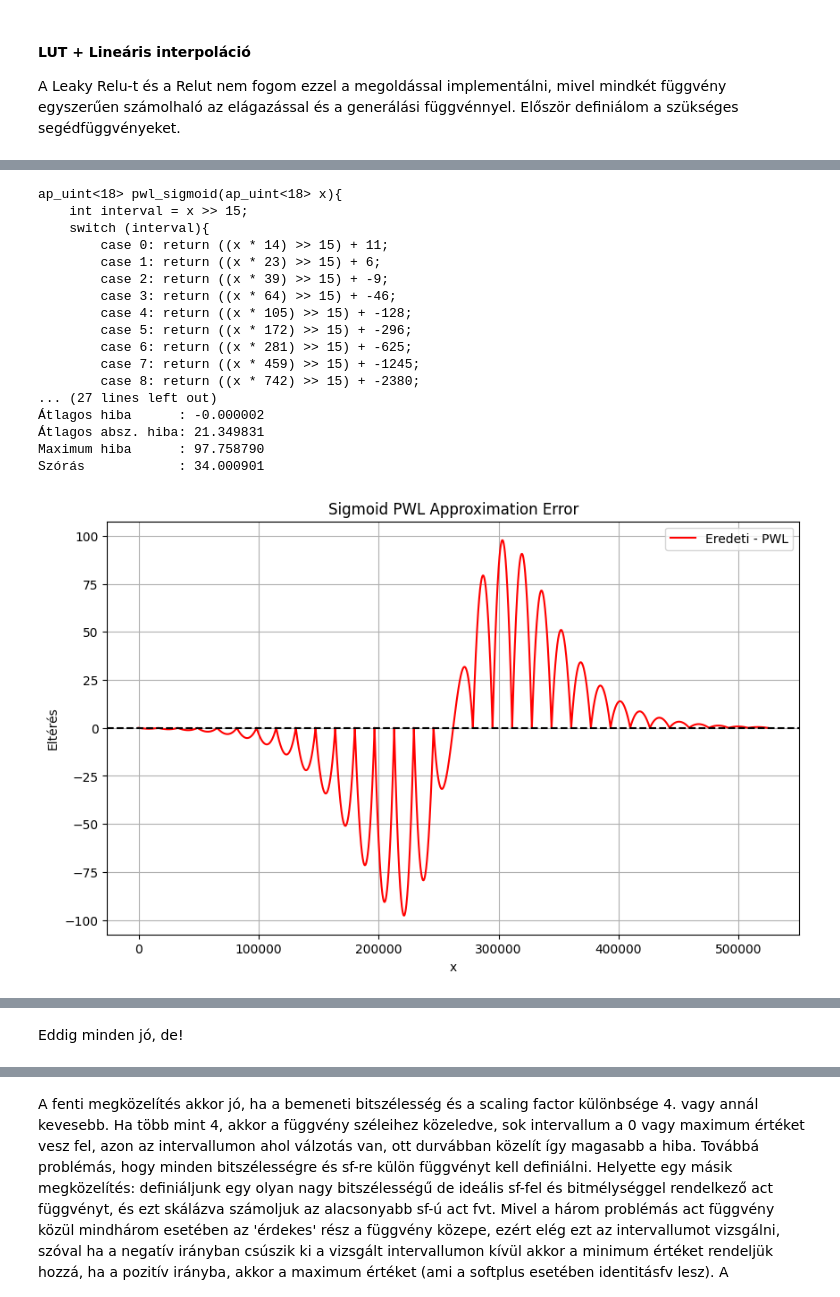
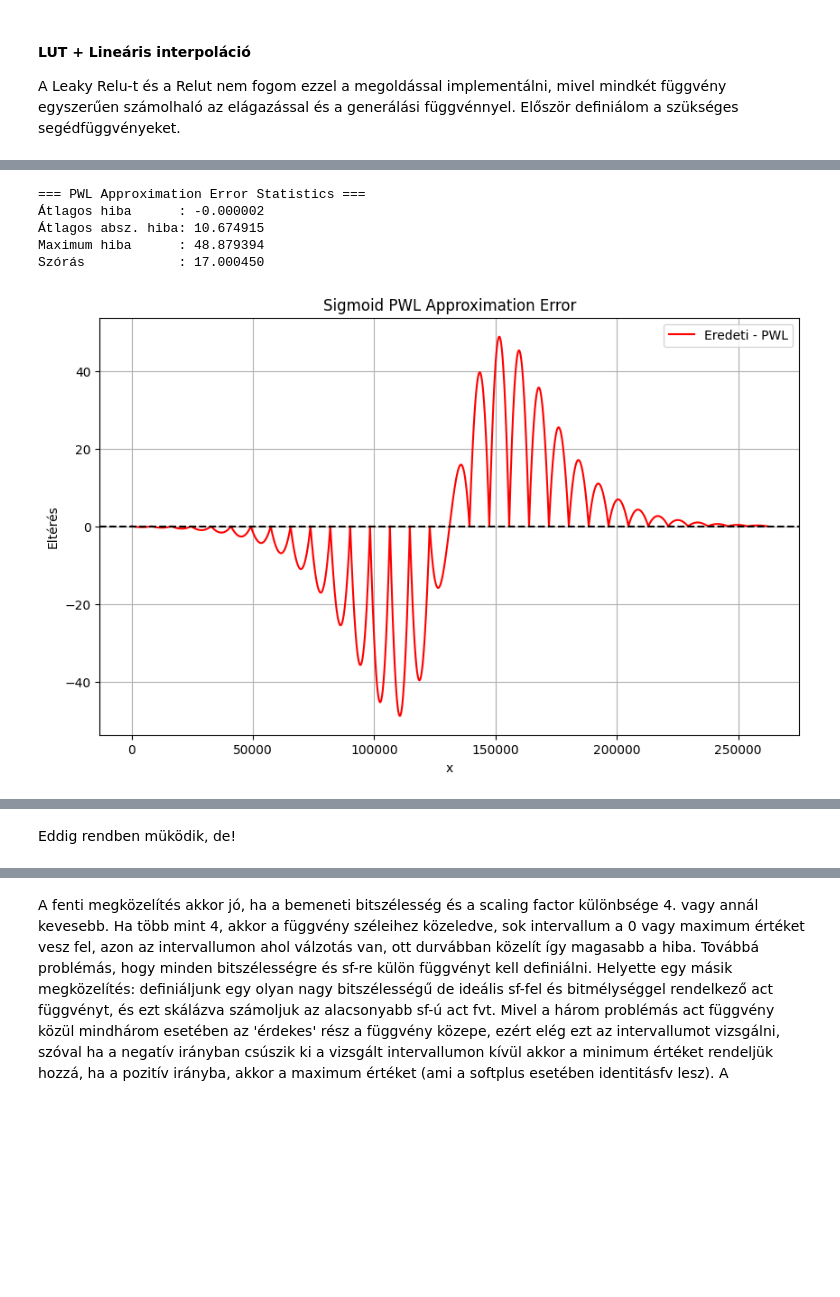
Before and after one commit to geribozont/Thesis, a Jupyter notebook: 02_define_act_functions.ipynb, the cells around one changed output, grey strips where cells are left out. Saved outputs shown, nothing was run; the diff lists cells and outputs as text; code cells hidden in the pictures; blank space fills up the shorter version.

```diff
--- a/02_define_act_functions.ipynb
+++ b/02_define_act_functions.ipynb
@@ -236,6 +215,7 @@ def generate_pwl_switch(name, activation_values, size, num_of_points, shift):
         k_values.append(k)
         segments.append((x_values[i], x_values[i+1], ai, bi, k))
 
+    """
     print(f"ap_uint<18> {name}(ap_uint<18> x){{")
     print(f"    int interval = x >> {shift};")
     print(f"    switch (interval){{")
@@ -246,6 +226,7 @@ def generate_pwl_switch(name, activation_values, size, num_of_points, shift):
     print("        default: return {255};")
     print("    }    ")
     print("}")
+    """
 
     return segments
 # %%
@@ -317,9 +298,9 @@ def draw_error(original, segments):
     plt.grid(True)
     plt.show()
 # %%
-inwidth = 19
-outwidth = 19
-beta = 15
+inwidth = 18
+outwidth = 18
+beta = 14
 
 my_sigmoid = sigmoid_generator(inwidth, outwidth, beta)
 segments = generate_pwl_switch("pwl_sigmoid", my_sigmoid, size=int(np.exp2(inwidth)), num_of_points=32, shift=beta)
@@ -331,18 +312,6 @@ draw_error(my_sigmoid, segments)
-ap_uint<18> pwl_sigmoid(ap_uint<18> x){
-    int interval = x >> 15;
-    switch (interval){
-        case 0: return ((x * 14) >> 15) + 11;
-        case 1: return ((x * 23) >> 15) + 6;
-        case 2: return ((x * 39) >> 15) + -9;
-        case 3: return ((x * 64) >> 15) + -46;
-        case 4: return ((x * 105) >> 15) + -128;
-        case 5: return ((x * 172) >> 15) + -296;
-        case 6: return ((x * 281) >> 15) + -625;
-        case 7: return ((x * 459) >> 15) + -1245;
-        case 8: return ((x * 742) >> 15) + -2380;
-... (27 lines left out)
+=== PWL Approximation Error Statistics ===
 Átlagos hiba      : -0.000002
-Átlagos absz. hiba: 21.349831
-Maximum hiba      : 97.758790
-Szórás            : 34.000901
+Átlagos absz. hiba: 10.674915
+Maximum hiba      : 48.879394
+Szórás            : 17.000450
-[figure, old version]
+[figure, new version]
@@ -351,5 +320,5 @@ Szórás            : 34.000901
 # %% [markdown]
-Eddig minden jó, de!
+Eddig rendben müködik, de!
 # %%
 inwidth = 19
 outwidth = 19
```
Also changed, not shown: parts of 4 cells of this notebook, 3 other files.
